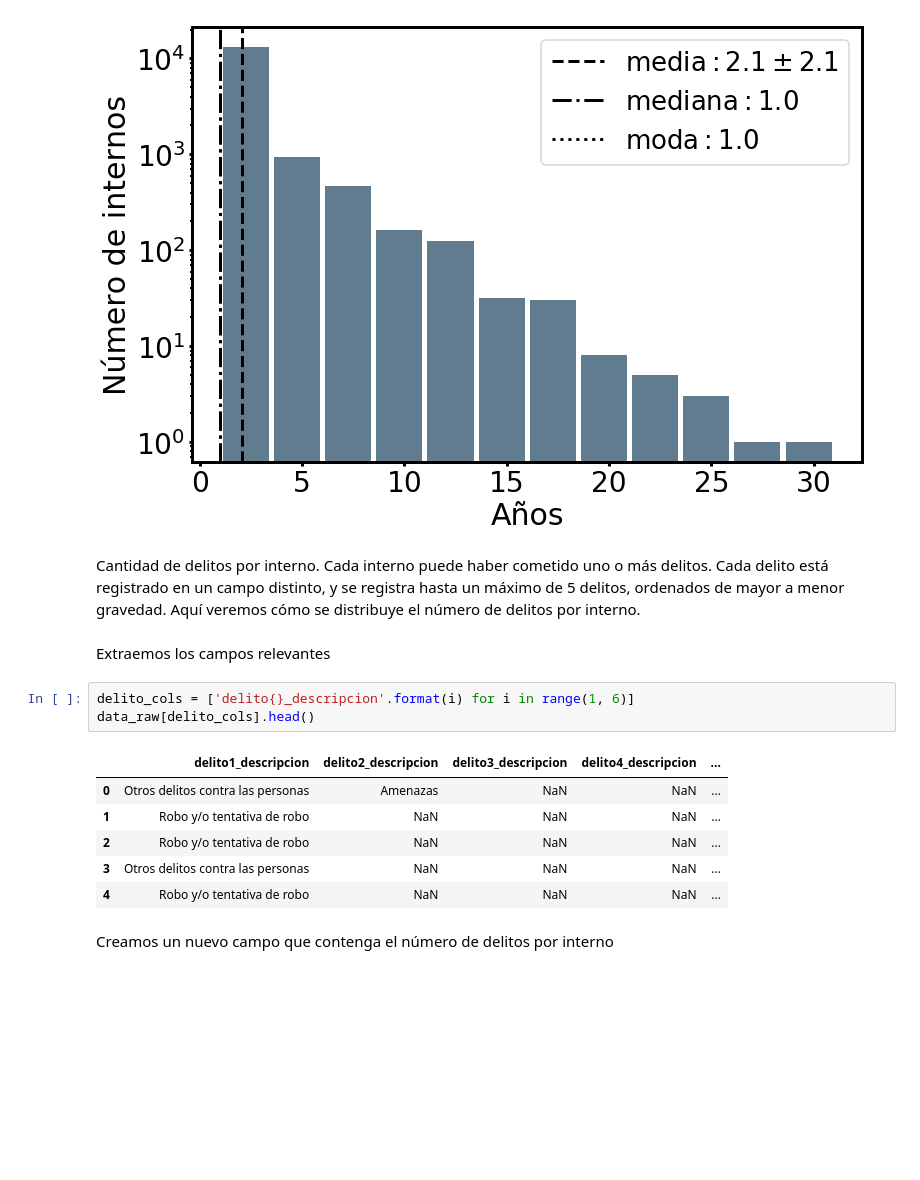
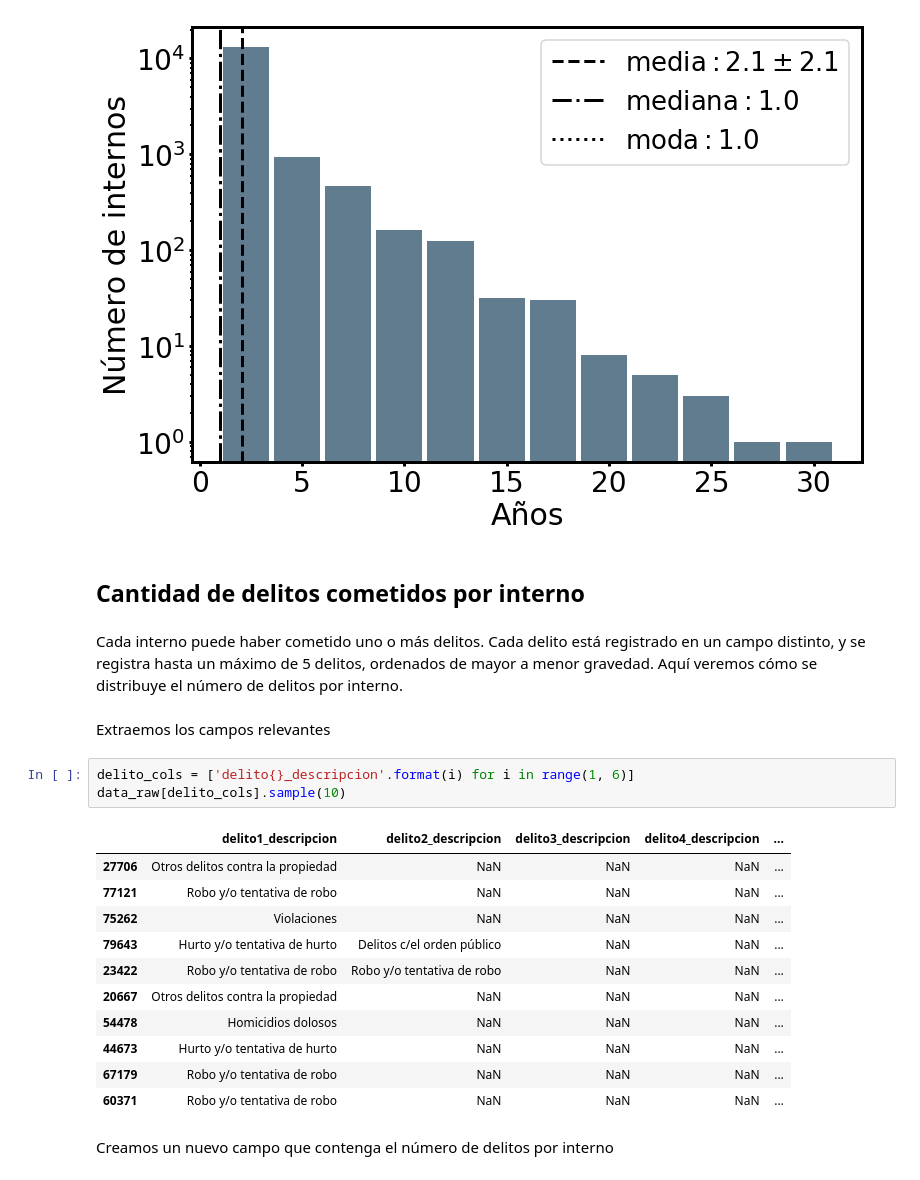
Before and after one commit to nahuelalmeira/poblacionPenal, a Jupyter notebook: VisualizacionYAnalisis/DiploDatos_PoblacionPenitenciariaArgentina_VyA.ipynb, the cells around one changed output. Drawn from its saved outputs; the diff is of its cells as text; blank space fills up the shorter version.

```diff
--- a/VisualizacionYAnalisis/DiploDatos_PoblacionPenitenciariaArgentina_VyA.ipynb
+++ b/VisualizacionYAnalisis/DiploDatos_PoblacionPenitenciariaArgentina_VyA.ipynb
@@ -710,20 +748,27 @@ data_dur_condena = preprocessing_dur_condena(data_raw, fecha_ultimo_censo)
 plot_tiempo_sin_condena(data_dur_condena)
 # %% [output]
 [figure]
+# %% [markdown]
+## Cantidad de delitos cometidos por interno
 # %% [markdown]
-Cantidad de delitos por interno. Cada interno puede haber cometido uno o más delitos. Cada delito está registrado en un campo distinto, y se registra hasta un máximo de 5 delitos, ordenados de mayor a menor gravedad. Aquí veremos cómo se distribuye el número de delitos por interno.
+Cada interno puede haber cometido uno o más delitos. Cada delito está registrado en un campo distinto, y se registra hasta un máximo de 5 delitos, ordenados de mayor a menor gravedad. Aquí veremos cómo se distribuye el número de delitos por interno.
 # %% [markdown]
 Extraemos los campos relevantes
 # %%
 delito_cols = ['delito{}_descripcion'.format(i) for i in range(1, 6)]
-data_raw[delito_cols].head()
+data_raw[delito_cols].sample(10)
 # %% [output]
 |  | delito1_descripcion | delito2_descripcion | delito3_descripcion | delito4_descripcion | ... |
-| 0 | Otros delitos contra las personas | Amenazas | NaN | NaN | ... |
-| 1 | Robo y/o tentativa de robo | NaN | NaN | NaN | ... |
-| 2 | Robo y/o tentativa de robo | NaN | NaN | NaN | ... |
-| 3 | Otros delitos contra las personas | NaN | NaN | NaN | ... |
-| 4 | Robo y/o tentativa de robo | NaN | NaN | NaN | ... |
+| 27706 | Otros delitos contra la propiedad | NaN | NaN | NaN | ... |
+| 77121 | Robo y/o tentativa de robo | NaN | NaN | NaN | ... |
+| 75262 | Violaciones | NaN | NaN | NaN | ... |
+| 79643 | Hurto y/o tentativa de hurto | Delitos c/el orden público | NaN | NaN | ... |
+| 23422 | Robo y/o tentativa de robo | Robo y/o tentativa de robo | NaN | NaN | ... |
+| 20667 | Otros delitos contra la propiedad | NaN | NaN | NaN | ... |
+| 54478 | Homicidios dolosos | NaN | NaN | NaN | ... |
+| 44673 | Hurto y/o tentativa de hurto | NaN | NaN | NaN | ... |
+| 67179 | Robo y/o tentativa de robo | NaN | NaN | NaN | ... |
+| 60371 | Robo y/o tentativa de robo | NaN | NaN | NaN | ... |
 # %% [markdown]
 Creamos un nuevo campo que contenga el número de delitos por interno
 # %%
```
Also changed, not shown: parts of 9 cells of this notebook, 7 other files.
